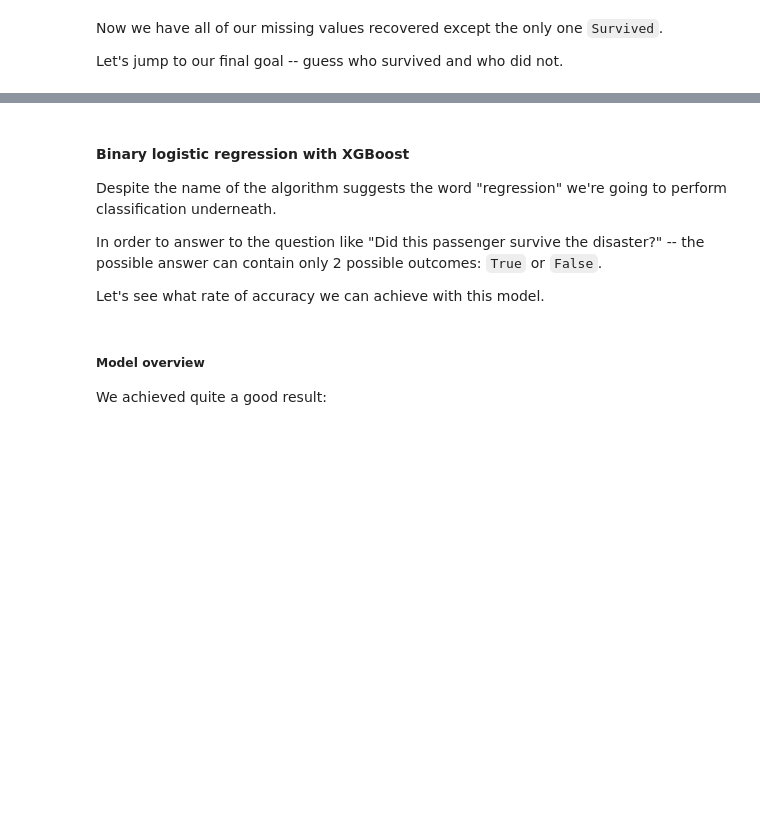
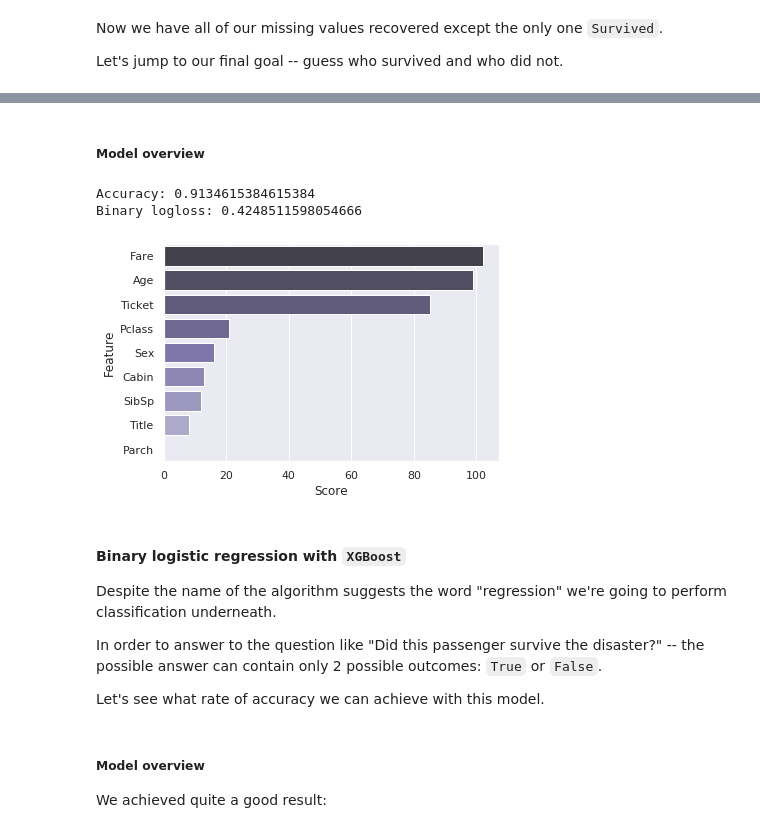
Before and after one commit to dmitry256/titanic-research, a Jupyter notebook: TitanicNotebook.ipynb, the cells around one changed output, grey strips where cells are left out. Cells and saved outputs as stored; diff of their text form; code cells hidden in the pictures; blank space fills up the shorter version.

```diff
--- a/TitanicNotebook.ipynb
+++ b/TitanicNotebook.ipynb
@@ -372,0 +424,16 @@ X_train, X_test, y_train, y_test = train_test_split(X, Y, test_size=0.05, random
+# %%
+param = {
+    'objective': 'binary',
+    'learning_rate': 0.05,
+    'feature_fraction': 1,
+    'bagging_fraction': 0.7,
+    'bagging_freq': 5,
+    'num_threads': threading.active_count(),
+}
+param['metric'] = ['auc', 'binary_logloss']
+
+# create dataset for lightgbm
+lgb_train = lgb.Dataset(X_train, y_train)
+lgb_eval = lgb.Dataset(X_test, y_test, reference=lgb_train)
+
+bst = lgb.train(param, lgb_train, num_boost_round=50, valid_sets=lgb_eval, early_stopping_rounds=10)
@@ -373,5 +458,21 @@ X_train, X_test, y_train, y_test = train_test_split(X, Y, test_size=0.05, random
+# %% [markdown]
+##### Model overview
+# %%
+print('Accuracy: %s' % bst.best_score['valid_0']['auc'])
+print('Binary logloss: %s' % bst.best_score['valid_0']['binary_logloss'])
+
+feature_importance = pd.DataFrame()
+feature_importance['Score'] = bst.feature_importance()
+feature_importance['Feature'] = bst.feature_name()
+feature_importance = feature_importance.sort_values(by='Score',ascending=False)
+
+ax = sns.barplot(x='Score',y='Feature',data=feature_importance, palette="Purples_d", orient='h')
+# %% [output]
+Accuracy: 0.9134615384615384
+Binary logloss: 0.4248511598054666
+[figure, added]
 # %% [markdown]
-#### Binary logistic regression with XGBoost
+#### Binary logistic regression with `XGBoost`
 
 Despite the name of the algorithm suggests the word "regression" we're going to perform classification underneath.
 
```
Also changed, not shown: parts of 30 cells of this notebook, 14 other files.
